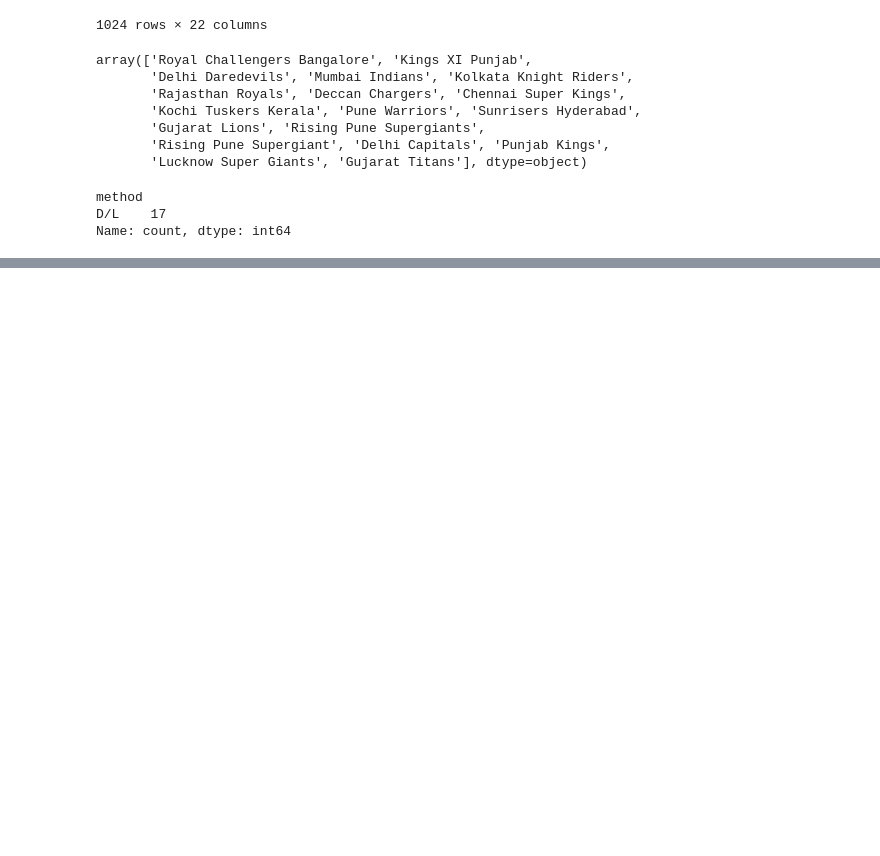
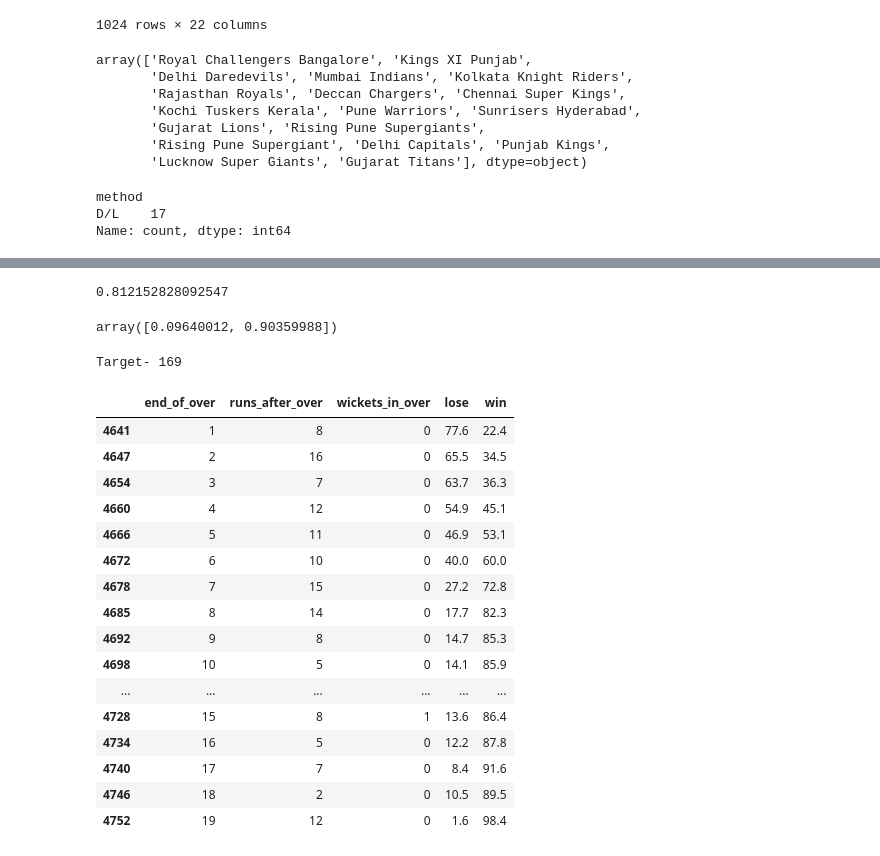
Before and after one commit to Vikashyadav2/IPL-Win-Probability-Predictor-, a Jupyter notebook: Python Codes.ipynb, the cells around one changed output, grey strips where cells are left out. Cells and saved outputs as stored; diff of their text form; code cells hidden in the pictures; blank space fills up the shorter version.

```diff
--- a/Python Codes.ipynb
+++ b/Python Codes.ipynb
@@ -233,0 +442,6 @@ NotImplementedError: function is not implemented for this dtype: [how->cumsum,dt
+# %%
+from sklearn.compose import ColumnTransformer
+from sklearn.preprocessing import OneHotEncoder
+trf = ColumnTransformer([
+    ('trf',OneHotEncoder(sparse=False,drop='first'),['batting_team','bowling_team','city'])
+],remainder='passthrough')
@@ -233,0 +469,9 @@ NotImplementedError: function is not implemented for this dtype: [how->cumsum,dt
+# %%
+from sklearn.metrics import accuracy_score
+accuracy_score(y_test,y_pred)
+# %% [output]
+0.812152828092547
+# %%
+pipe.predict_proba(X_test)[10]
+# %% [output]
+array([0.09640012, 0.90359988])
@@ -233,0 +508,22 @@ NotImplementedError: function is not implemented for this dtype: [how->cumsum,dt
+# %%
+temp_df,target = match_progression(delivery_df,336001,pipe)
+temp_df
+# %% [output]
+Target- 169
+|  | end_of_over | runs_after_over | wickets_in_over | lose | win |
+| 4641 | 1 | 8 | 0 | 77.6 | 22.4 |
+| 4647 | 2 | 16 | 0 | 65.5 | 34.5 |
+| 4654 | 3 | 7 | 0 | 63.7 | 36.3 |
+| 4660 | 4 | 12 | 0 | 54.9 | 45.1 |
+| 4666 | 5 | 11 | 0 | 46.9 | 53.1 |
+| 4672 | 6 | 10 | 0 | 40.0 | 60.0 |
+| 4678 | 7 | 15 | 0 | 27.2 | 72.8 |
+| 4685 | 8 | 14 | 0 | 17.7 | 82.3 |
+| 4692 | 9 | 8 | 0 | 14.7 | 85.3 |
+| 4698 | 10 | 5 | 0 | 14.1 | 85.9 |
+| ... | ... | ... | ... | ... | ... |
+| 4728 | 15 | 8 | 1 | 13.6 | 86.4 |
+| 4734 | 16 | 5 | 0 | 12.2 | 87.8 |
+| 4740 | 17 | 7 | 0 | 8.4 | 91.6 |
+| 4746 | 18 | 2 | 0 | 10.5 | 89.5 |
+| 4752 | 19 | 12 | 0 | 1.6 | 98.4 |
```
Also changed, not shown: parts of 50 cells of this notebook, 1 other file.
